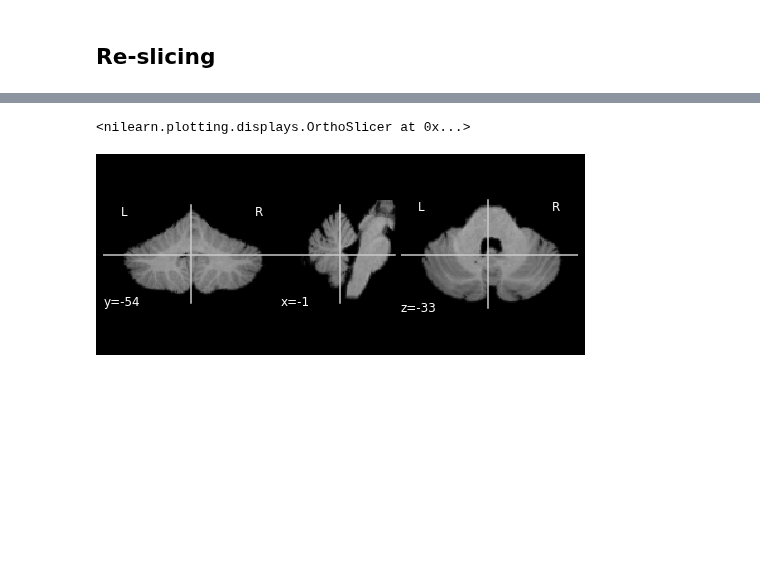
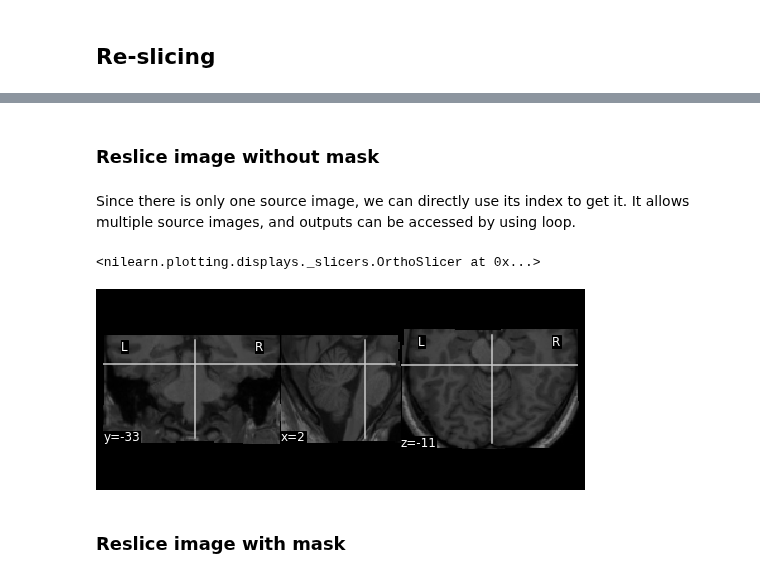
Before and after one commit to DiedrichsenLab/SUITPy, a Jupyter notebook: docs/source/notebooks/reslice_example.ipynb, the cells around one changed output, grey strips where cells are left out. Saved outputs shown, nothing was run; the diff lists cells and outputs as text; code cells hidden in the pictures; blank space fills up the shorter version.

```diff
--- a/docs/source/notebooks/reslice_example.ipynb
+++ b/docs/source/notebooks/reslice_example.ipynb
@@ -76,5 +2,0 @@ array([[   1.,    0.,    0.,  -70.],
-# %%
-plotting.plot_anat(output_img, cut_coords=[-1,-54, -33])
-# %% [output]
-<nilearn.plotting.displays.OrthoSlicer at 0x...>
-[figure, removed]
@@ -80,0 +7,13 @@ plotting.plot_anat(output_img, cut_coords=[-1,-54, -33])
+# %% [markdown]
+### Reslice image without mask
+# %%
+output_list = reslice.reslice_image(['anatomical_sess-01.nii'], 'y_suitdef.nii', None, 1, None, None, 'Affine_anatomical_sess-01_seg1.mat')
+# %% [markdown]
+Since there is only one source image, we can directly use its index to get it. It allows multiple source images, and outputs can be accessed by using loop.
+# %%
+plotting.plot_anat(output_list[0])
+# %% [output]
+<nilearn.plotting.displays._slicers.OrthoSlicer at 0x...>
+[figure, added]
+# %% [markdown]
+### Reslice image with mask
```
Also changed, not shown: parts of 34 cells of this notebook.
